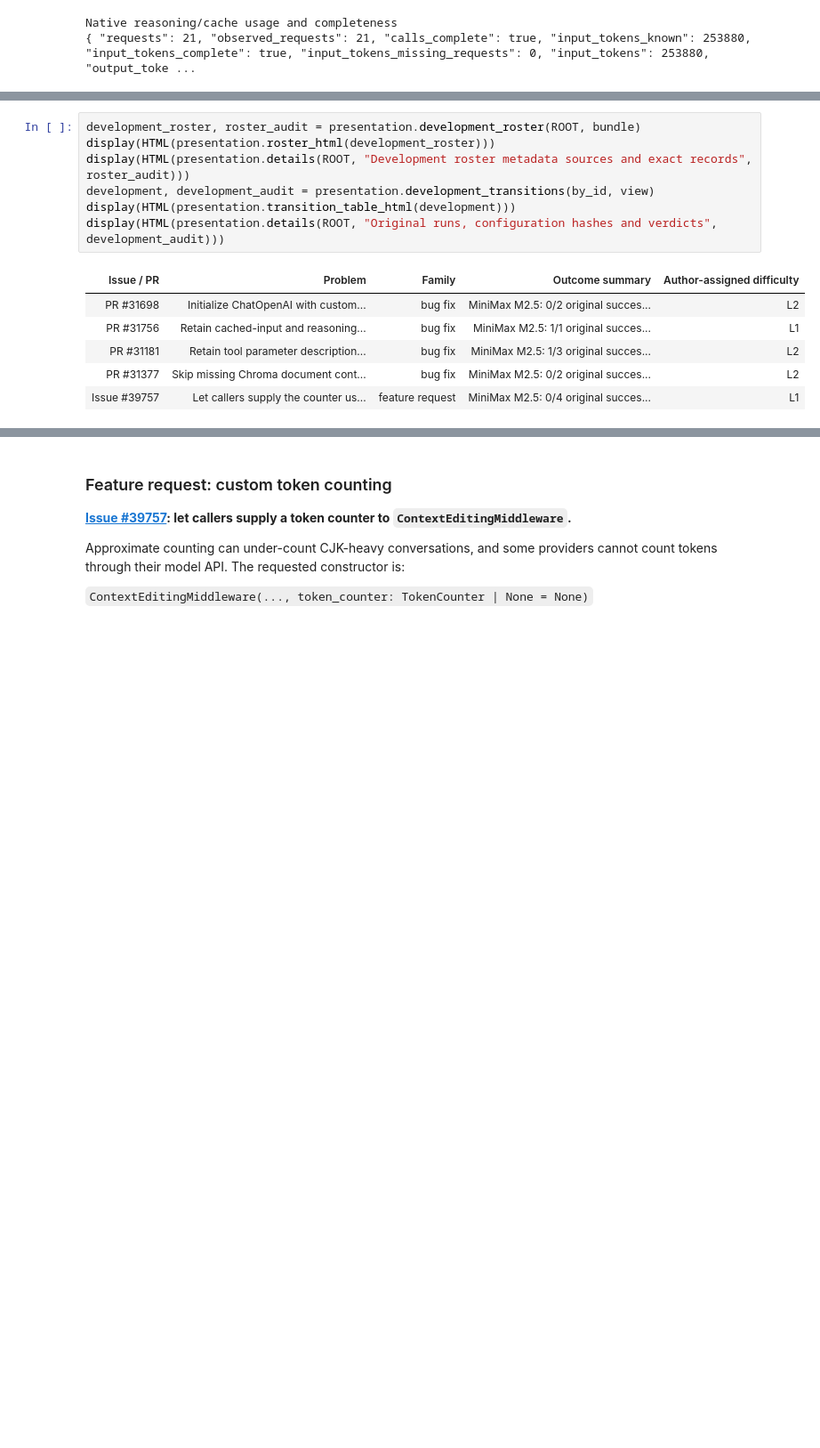
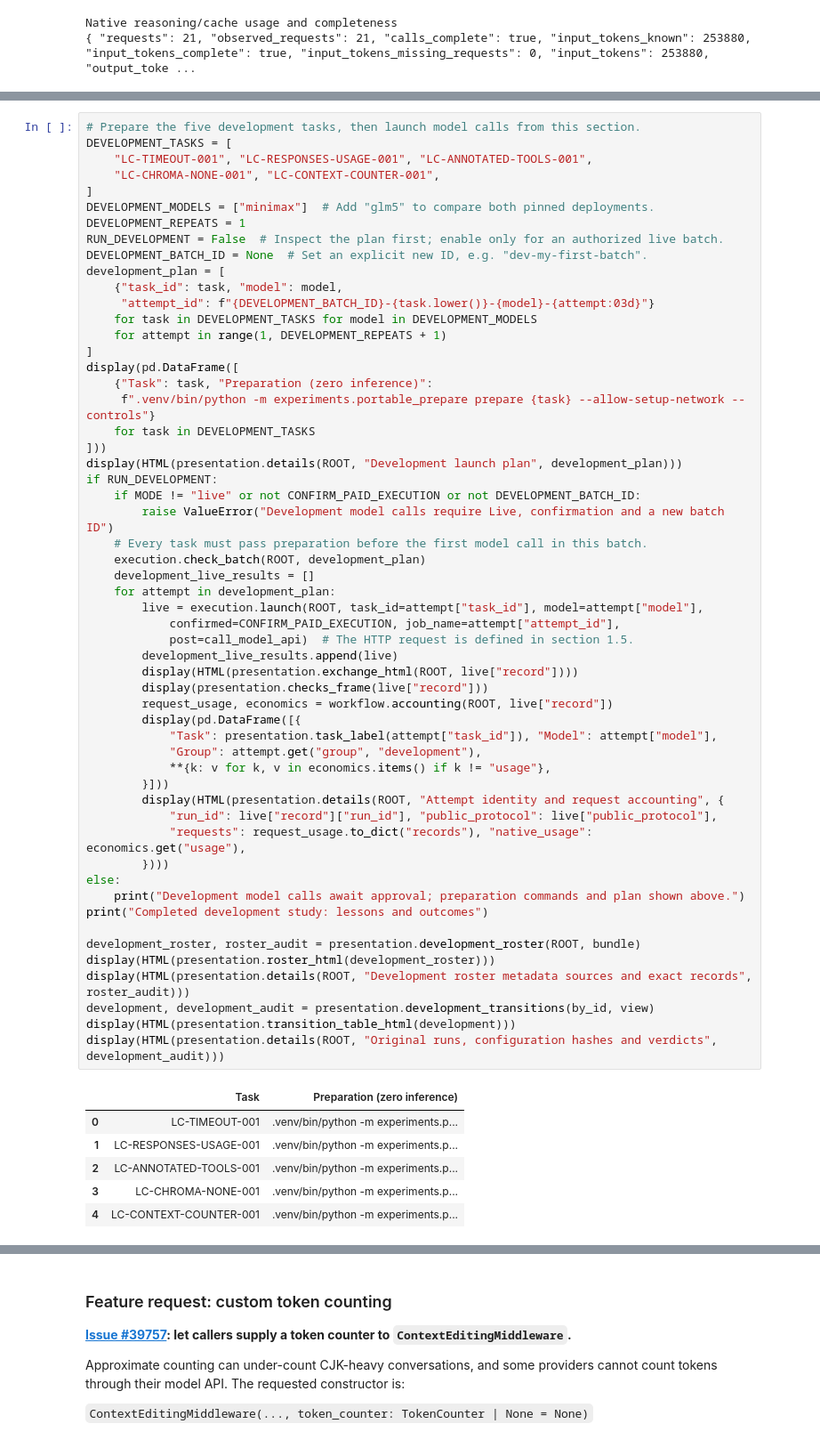
Before and after one commit to manimalakumar/coding-agent-inference, a Jupyter notebook: main.ipynb, the cells around one changed output, grey strips where cells are left out. Shown at 89% size. Cells and saved outputs as stored; diff of their text form; blank space fills up the shorter version.

Commit message:
live invoke

```diff
--- a/main.ipynb
+++ b/main.ipynb
@@ -376,14 +424,62 @@ The roster covers all development tasks. The selected transitions show lessons f
 # %%
+# Prepare the five development tasks, then launch model calls from this section.
+DEVELOPMENT_TASKS = [
+    "LC-TIMEOUT-001", "LC-RESPONSES-USAGE-001", "LC-ANNOTATED-TOOLS-001",
+    "LC-CHROMA-NONE-001", "LC-CONTEXT-COUNTER-001",
+]
+DEVELOPMENT_MODELS = ["minimax"]  # Add "glm5" to compare both pinned deployments.
+DEVELOPMENT_REPEATS = 1
+RUN_DEVELOPMENT = False  # Inspect the plan first; enable only for an authorized live batch.
+DEVELOPMENT_BATCH_ID = None  # Set an explicit new ID, e.g. "dev-my-first-batch".
+development_plan = [
+    {"task_id": task, "model": model,
+     "attempt_id": f"{DEVELOPMENT_BATCH_ID}-{task.lower()}-{model}-{attempt:03d}"}
+    for task in DEVELOPMENT_TASKS for model in DEVELOPMENT_MODELS
+    for attempt in range(1, DEVELOPMENT_REPEATS + 1)
+]
+display(pd.DataFrame([
+    {"Task": task, "Preparation (zero inference)":
+     f".venv/bin/python -m experiments.portable_prepare prepare {task} --allow-setup-network --controls"}
+    for task in DEVELOPMENT_TASKS
+]))
+display(HTML(presentation.details(ROOT, "Development launch plan", development_plan)))
+if RUN_DEVELOPMENT:
+    if MODE != "live" or not CONFIRM_PAID_EXECUTION or not DEVELOPMENT_BATCH_ID:
+        raise ValueError("Development model calls require Live, confirmation and a new batch ID")
+    # Every task must pass preparation before the first model call in this batch.
+    execution.check_batch(ROOT, development_plan)
+    development_live_results = []
+    for attempt in development_plan:
+        live = execution.launch(ROOT, task_id=attempt["task_id"], model=attempt["model"],
+            confirmed=CONFIRM_PAID_EXECUTION, job_name=attempt["attempt_id"],
+            post=call_model_api)  # The HTTP request is defined in section 1.5.
+        development_live_results.append(live)
+        display(HTML(presentation.exchange_html(ROOT, live["record"])))
+        display(presentation.checks_frame(live["record"]))
+        request_usage, economics = workflow.accounting(ROOT, live["record"])
+        display(pd.DataFrame([{
+            "Task": presentation.task_label(attempt["task_id"]), "Model": attempt["model"],
+            "Group": attempt.get("group", "development"),
+            **{k: v for k, v in economics.items() if k != "usage"},
+        }]))
+        display(HTML(presentation.details(ROOT, "Attempt identity and request accounting", {
+            "run_id": live["record"]["run_id"], "public_protocol": live["public_protocol"],
+            "requests": request_usage.to_dict("records"), "native_usage": economics.get("usage"),
+        })))
+else:
+    print("Development model calls await approval; preparation commands and plan shown above.")
+print("Completed development study: lessons and outcomes")
+
 development_roster, roster_audit = presentation.development_roster(ROOT, bundle)
 display(HTML(presentation.roster_html(development_roster)))
 display(HTML(presentation.details(ROOT, "Development roster metadata sources and exact records", roster_audit)))
 development, development_audit = presentation.development_transitions(by_id, view)
 display(HTML(presentation.transition_table_html(development)))
 display(HTML(presentation.details(ROOT, "Original runs, configuration hashes and verdicts", development_audit)))
 # %% [output]
-| Issue / PR | Problem | Family | Outcome summary | Author-assigned difficulty |
-| PR #31698 | Initialize ChatOpenAI with custom... | bug fix | MiniMax M2.5: 0/2 original succes... | L2 |
-| PR #31756 | Retain cached-input and reasoning... | bug fix | MiniMax M2.5: 1/1 original succes... | L1 |
-| PR #31181 | Retain tool parameter description... | bug fix | MiniMax M2.5: 1/3 original succes... | L2 |
-| PR #31377 | Skip missing Chroma document cont... | bug fix | MiniMax M2.5: 0/2 original succes... | L2 |
-| Issue #39757 | Let callers supply the counter us... | feature request | MiniMax M2.5: 0/4 original succes... | L1 |
+|  | Task | Preparation (zero inference) |
+| 0 | LC-TIMEOUT-001 | .venv/bin/python -m experiments.p... |
+| 1 | LC-RESPONSES-USAGE-001 | .venv/bin/python -m experiments.p... |
+| 2 | LC-ANNOTATED-TOOLS-001 | .venv/bin/python -m experiments.p... |
+| 3 | LC-CHROMA-NONE-001 | .venv/bin/python -m experiments.p... |
+| 4 | LC-CONTEXT-COUNTER-001 | .venv/bin/python -m experiments.p... |
```
Also changed, not shown: parts of 23 cells of this notebook, 26 other files.
